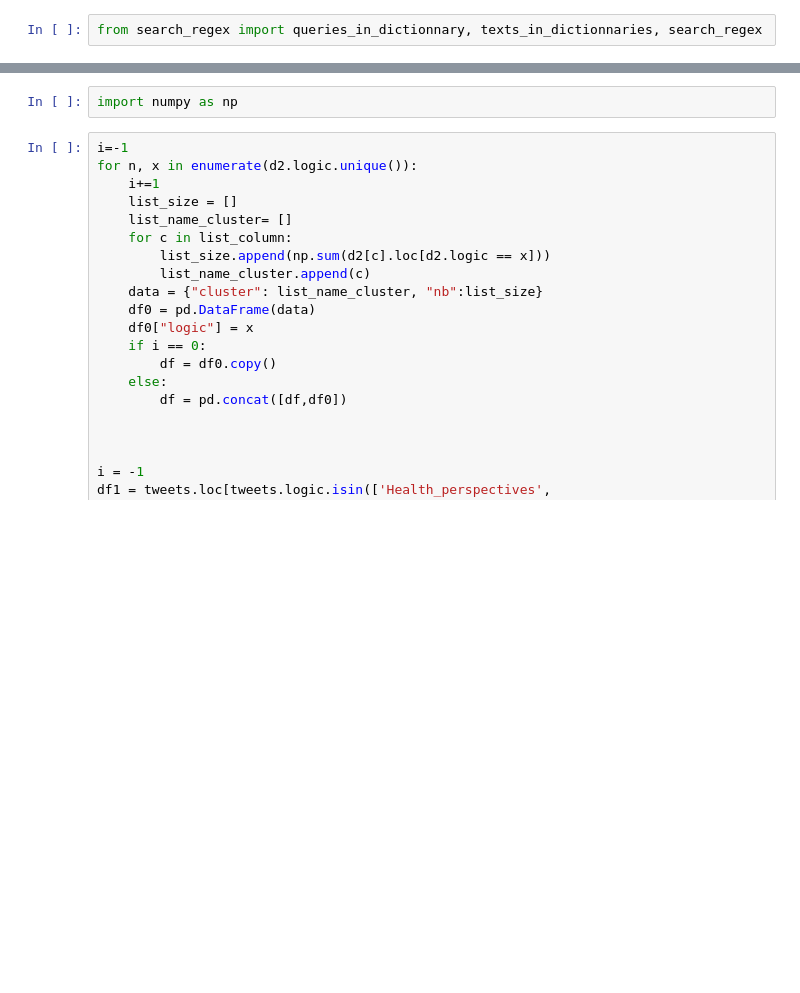
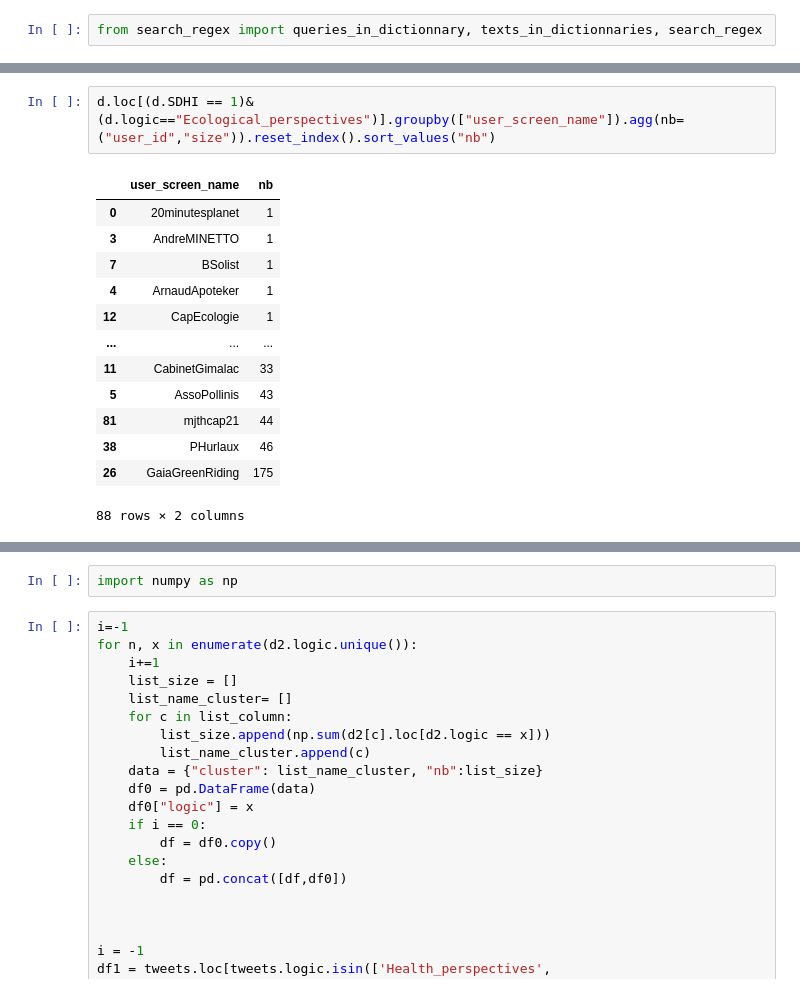
Before and after one commit to luneauaymeric/pesticides_bertopic, a Jupyter notebook: industry/20260116_search_cluster.ipynb, the cells around one changed output, grey strips where cells are left out. Cells and saved outputs as stored; diff of their text form; blank space fills up the shorter version.

```diff
--- a/industry/20260116_search_cluster.ipynb
+++ b/industry/20260116_search_cluster.ipynb
@@ -221,3 +385,19 @@ d.logic.unique()
+# %%
+d.loc[(d.SDHI == 1)&(d.logic=="Ecological_perspectives")].groupby(["user_screen_name"]).agg(nb=("user_id","size")).reset_index().sort_values("nb")
+# %% [output]
+|  | user_screen_name | nb |
+| 0 | 20minutesplanet | 1 |
+| 3 | AndreMINETTO | 1 |
+| 7 | BSolist | 1 |
+| 4 | ArnaudApoteker | 1 |
+| 12 | CapEcologie | 1 |
+| ... | ... | ... |
+| 11 | CabinetGimalac | 33 |
+| 5 | AssoPollinis | 43 |
+| 81 | mjthcap21 | 44 |
+| 38 | PHurlaux | 46 |
+| 26 | GaiaGreenRiding | 175 |
+88 rows × 2 columns
 # %%
 d2 = d.loc[d.logic.isin(['Health_perspectives', 'Pesticide_free_agriculture',
        'Ecological_perspectives', 'Agroindustrial_perspectives','Comment_the_news',
```
Also changed, not shown: parts of 41 cells of this notebook, 2 other files.
